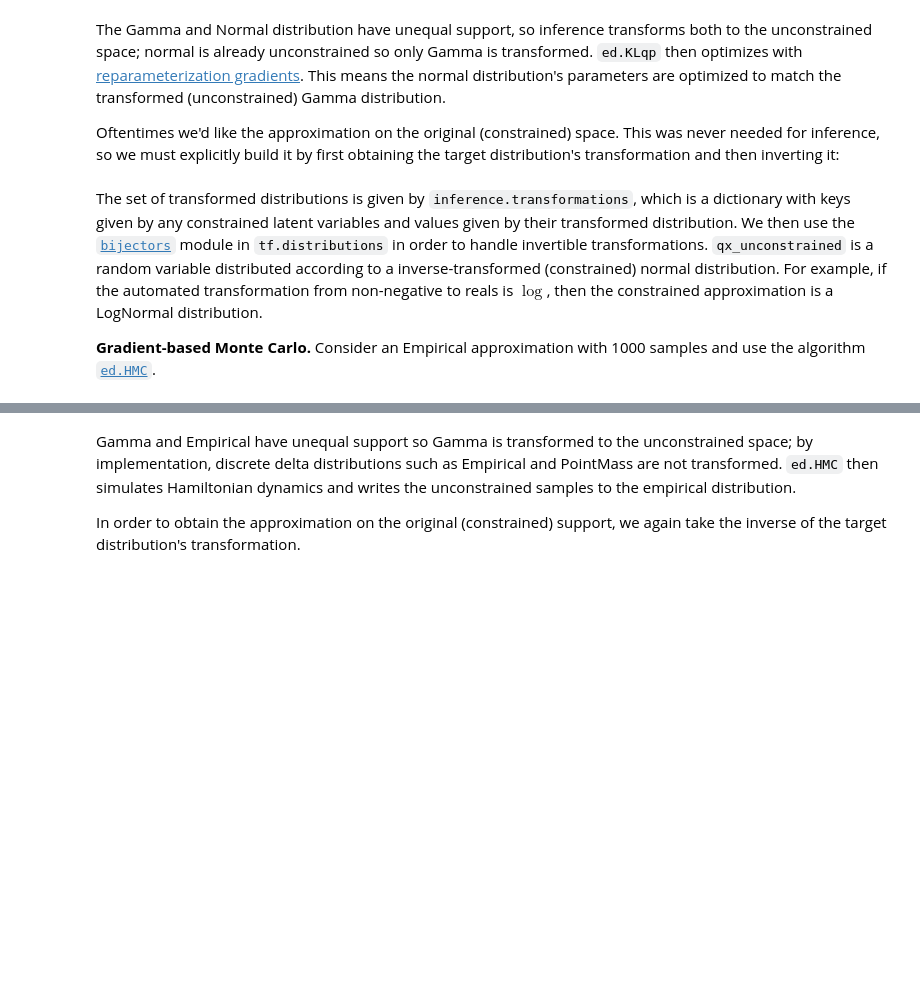
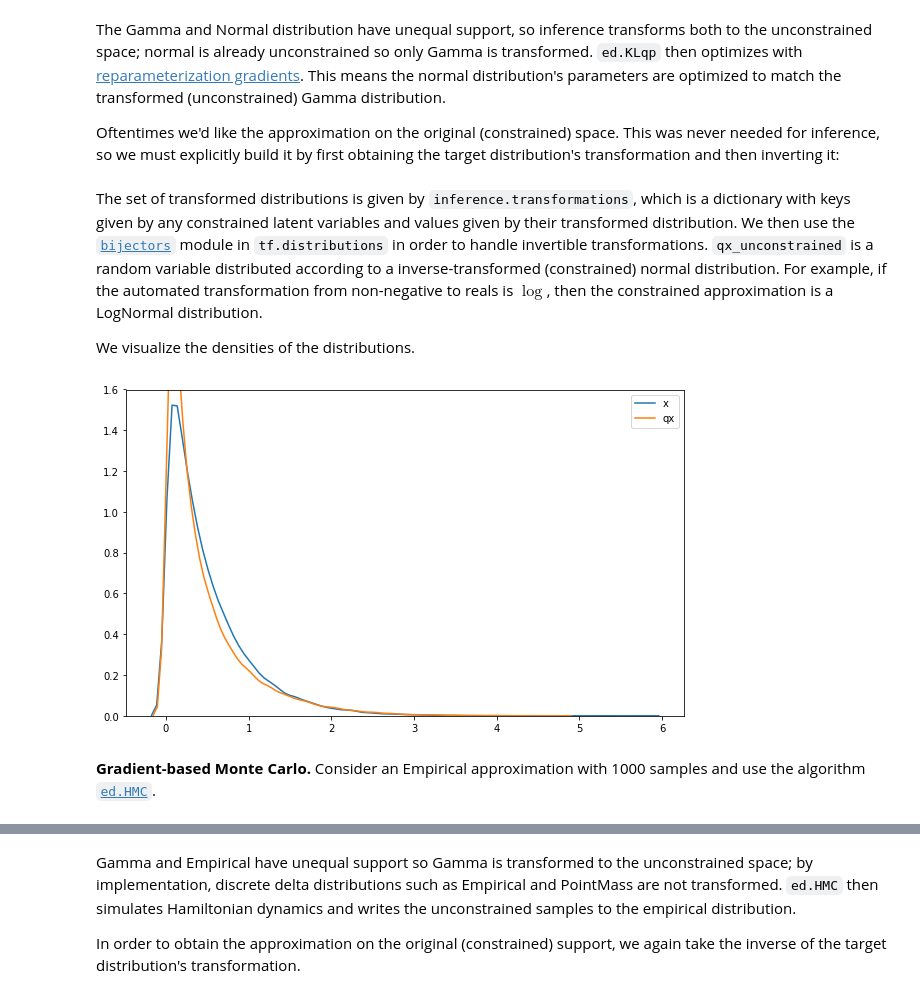
Before and after one commit to blei-lab/edward, a Jupyter notebook: notebooks/automated_transformations.ipynb, the cells around one changed output, grey strips where cells are left out. Cells and saved outputs as stored; diff of their text form; code cells hidden in the pictures; blank space fills up the shorter version.

Commit message:
add visualizations to tutorial

```diff
--- a/notebooks/automated_transformations.ipynb
+++ b/notebooks/automated_transformations.ipynb
@@ -119,9 +122,18 @@ For example, if the automated transformation from non-negative to
 reals is $\log$, then the constrained approximation is a LogNormal
 distribution.
 
-__Gradient-based Monte Carlo.__
-Consider an Empirical approximation with 1000 samples
-and use the algorithm [`ed.HMC`](http://edwardlib.org/api/ed/HMC).
+We visualize the densities of the distributions.
+# %%
+plt.figure(figsize=(10, 6))
+sns.distplot(x.sample(50000).eval(), hist=False, label='x')
+sns.distplot(qx_constrained.sample(100000).eval(), hist=False, label='qx')
+plt.show()
+# %% [output]
+[figure, added]
+# %% [markdown]
+__Gradient-based Monte Carlo.__
+Consider an Empirical approximation with 1000 samples
+and use the algorithm [`ed.HMC`](http://edwardlib.org/api/ed/HMC).
 # %%
 from edward.models import Normal
 
```
Also changed, not shown: parts of 6 cells of this notebook, 1 other file.
